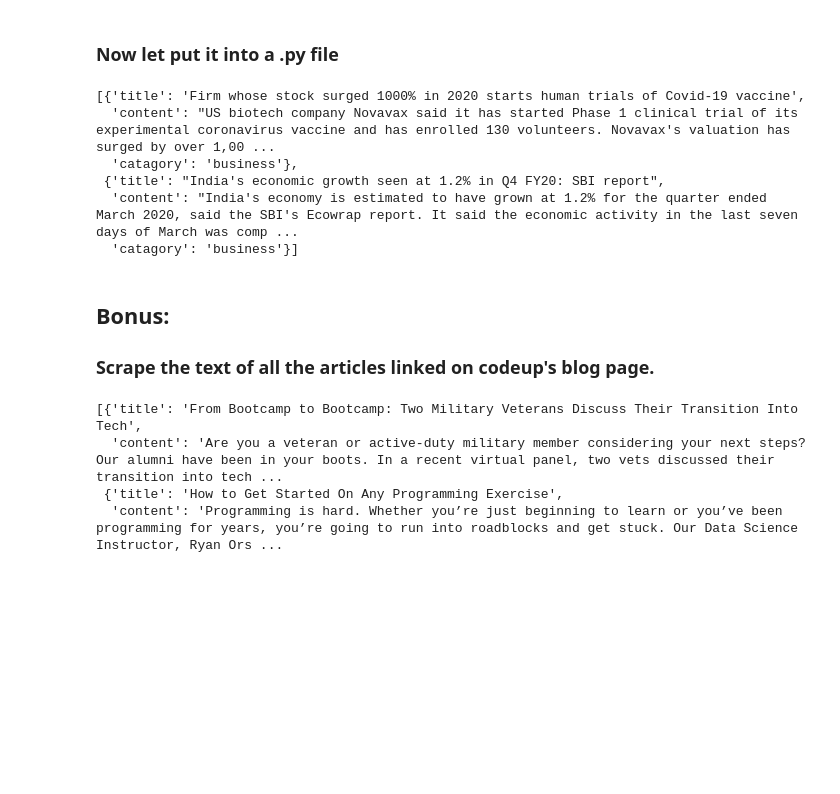
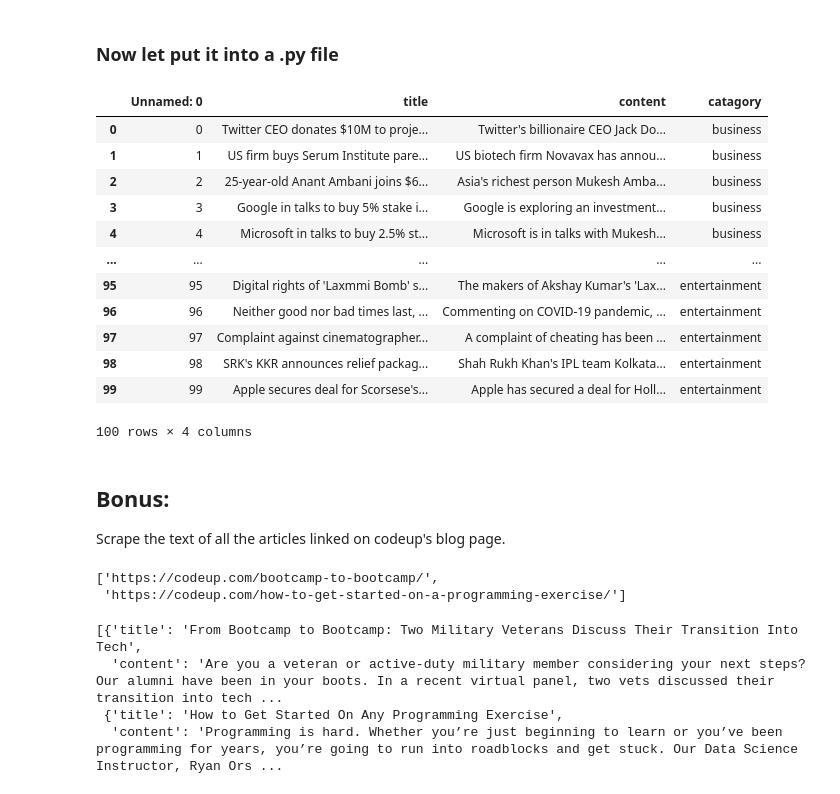
Before and after one commit to RyanMcCall/natural-language-processing, a Jupyter notebook: acquire_walkthrough.ipynb, the cells around one changed output. Saved outputs shown, nothing was run; the diff lists cells and outputs as text; code cells hidden in the pictures; blank space fills up the shorter version.

Commit message:
Renamed file and added call to get_all_blog_articles

```diff
--- a/aquire_walkthrough.ipynb
+++ b/acquire_walkthrough.ipynb
@@ -204,18 +204,25 @@ articles[:2]
 # %% [markdown]
 ### Now let put it into a .py file
 # %%
-acquire_news_articles.get_news_articles()[:2]
+acquire_news_articles.get_news_articles()
 # %% [output]
+|  | Unnamed: 0 | title | content | catagory |
+| 0 | 0 | Twitter CEO donates $10M to proje... | Twitter's billionaire CEO Jack Do... | business |
+| 1 | 1 | US firm buys Serum Institute pare... | US biotech firm Novavax has annou... | business |
+| 2 | 2 | 25-year-old Anant Ambani joins $6... | Asia's richest person Mukesh Amba... | business |
+| 3 | 3 | Google in talks to buy 5% stake i... | Google is exploring an investment... | business |
+| 4 | 4 | Microsoft in talks to buy 2.5% st... | Microsoft is in talks with Mukesh... | business |
+| ... | ... | ... | ... | ... |
+| 95 | 95 | Digital rights of 'Laxmmi Bomb' s... | The makers of Akshay Kumar's 'Lax... | entertainment |
+| 96 | 96 | Neither good nor bad times last, ... | Commenting on COVID-19 pandemic, ... | entertainment |
+| 97 | 97 | Complaint against cinematographer... | A complaint of cheating has been ... | entertainment |
+| 98 | 98 | SRK's KKR announces relief packag... | Shah Rukh Khan's IPL team Kolkata... | entertainment |
+| 99 | 99 | Apple secures deal for Scorsese's... | Apple has secured a deal for Holl... | entertainment |
-[{'title': 'Firm whose stock surged 1000% in 2020 starts human trials of Covid-19 vaccine',
-  'content': "US biotech company Novavax said it has started Phase 1 clinical trial of its experimental coronavirus vaccine and has enrolled 130 volunteers. Novavax's valuation has surged by over 1,00 ...
-  'catagory': 'business'},
- {'title': "India's economic growth seen at 1.2% in Q4 FY20: SBI report",
-  'content': "India's economy is estimated to have grown at 1.2% for the quarter ended March 2020, said the SBI's Ecowrap report. It said the economic activity in the last seven days of March was comp ...
-  'catagory': 'business'}]
+100 rows × 4 columns
 # %% [markdown]
 ## Bonus:
 
-### Scrape the text of all the articles linked on codeup's blog page.
+Scrape the text of all the articles linked on codeup's blog page.
 # %%
 url = 'https://codeup.com/resources/#blog'
 headers = {'User-Agent': 'Codeup Data Science'}
@@ -226,6 +233,11 @@ links = []
 
 for a in soup.find_all('a', class_='jet-listing-dynamic-link__link', href=True):
     links.append(a['href'])
+
+links[:2]
+# %% [output]
+['https://codeup.com/bootcamp-to-bootcamp/',
+ 'https://codeup.com/how-to-get-started-on-a-programming-exercise/']
 # %%
 articles = []
 
```
Also changed, not shown: parts of 7 cells of this notebook.
